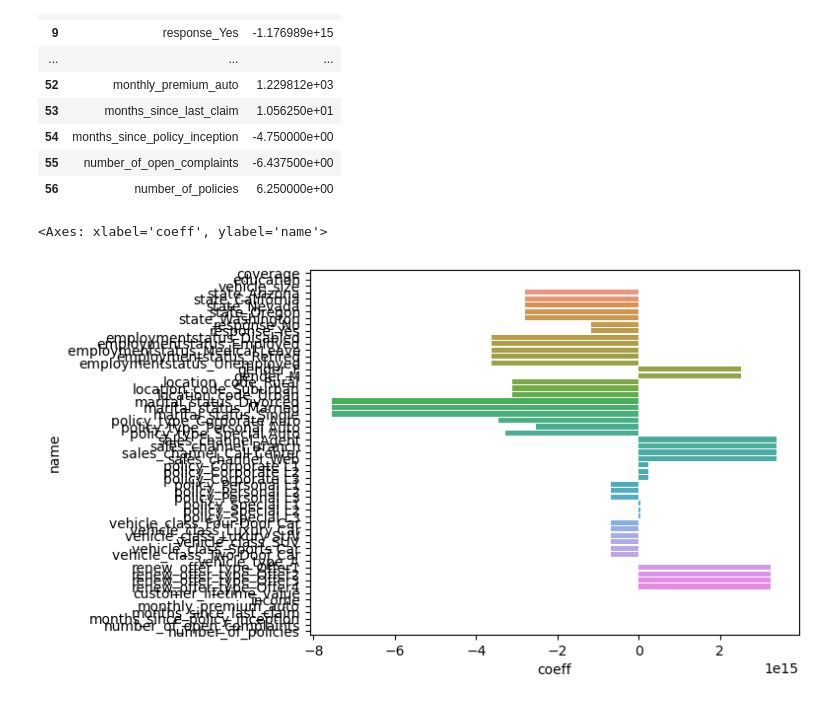
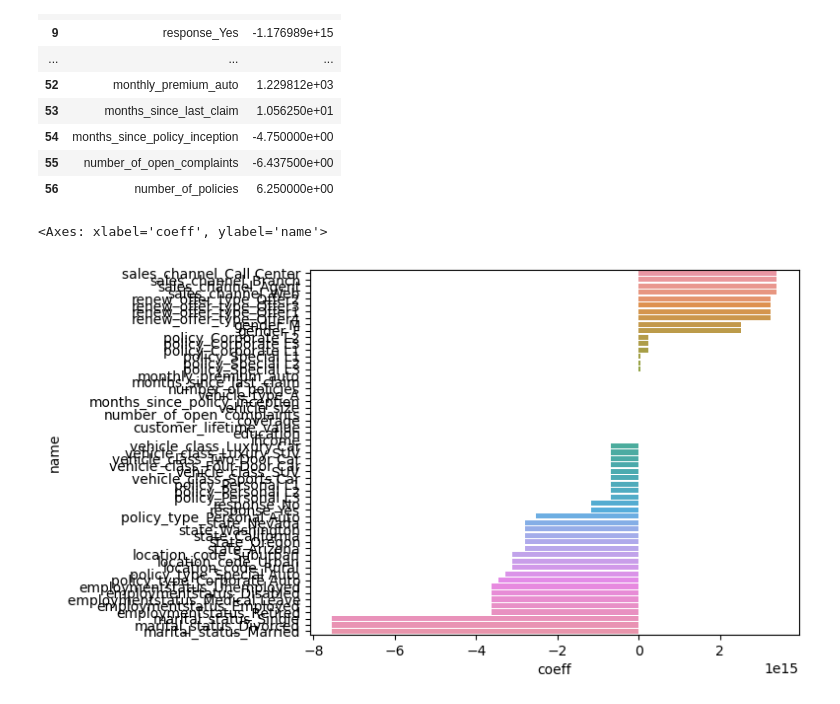
Before and after one commit to johann1043/Activities_Linear_Regression_All, a Jupyter notebook: Activities_Linear_Regression_All.ipynb, the cells around one changed output. Cells and saved outputs as stored; diff of their text form; code cells hidden in the pictures.

```diff
--- a/Activities_Linear_Regression_All.ipynb
+++ b/Activities_Linear_Regression_All.ipynb
@@ -326,8 +327,11 @@ fi_df
 | 54 | months_since_policy_inception | -4.750000e+00 |
 | 55 | number_of_open_complaints | -6.437500e+00 |
 | 56 | number_of_policies | 6.250000e+00 |
+# %%
+fi_df = fi_df.sort_values(by='coeff', ascending=False)
 # %%
+plt.figure(figsize=)
 sns.barplot(y= fi_df['name'], x = fi_df['coeff'])
 # %% [output]
 <Axes: xlabel='coeff', ylabel='name'>
-[figure, old version]
+[figure, new version]
```
Also changed, not shown: parts of 1 cell of this notebook.
